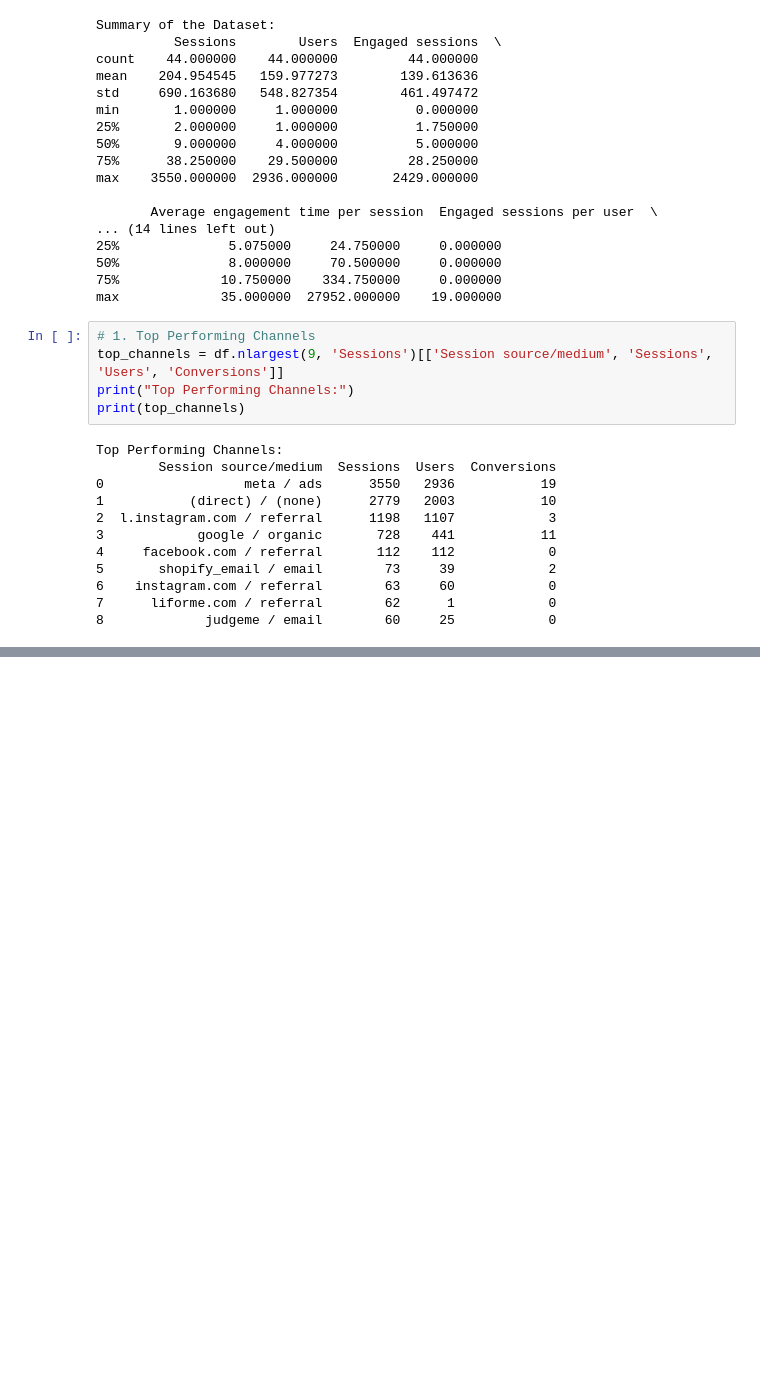
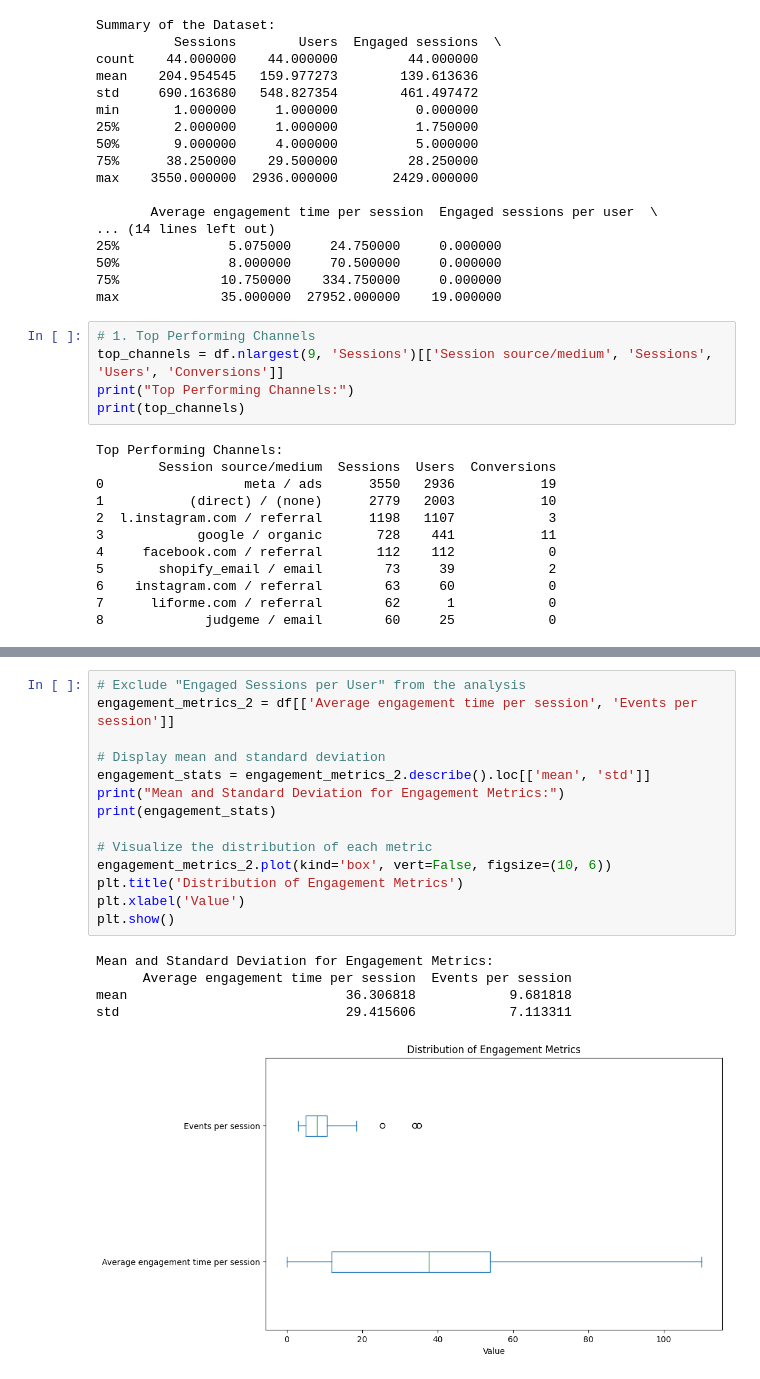
Before and after one commit to datagourmet/bigquery, a Jupyter notebook: 2023_session_analysis.ipynb, the cells around one changed output, grey strips where cells are left out. Saved outputs shown, nothing was run; the diff lists cells and outputs as text; blank space fills up the shorter version.

```diff
--- a/2023_session_analysis.ipynb
+++ b/2023_session_analysis.ipynb
@@ -46,0 +95,20 @@ Top Performing Channels:
+# %%
+# Exclude "Engaged Sessions per User" from the analysis
+engagement_metrics_2 = df[['Average engagement time per session', 'Events per session']]
+
+# Display mean and standard deviation
+engagement_stats = engagement_metrics_2.describe().loc[['mean', 'std']]
+print("Mean and Standard Deviation for Engagement Metrics:")
+print(engagement_stats)
+
+# Visualize the distribution of each metric
+engagement_metrics_2.plot(kind='box', vert=False, figsize=(10, 6))
+plt.title('Distribution of Engagement Metrics')
+plt.xlabel('Value')
+plt.show()
+# %% [output]
+Mean and Standard Deviation for Engagement Metrics:
+      Average engagement time per session  Events per session
+mean                            36.306818            9.681818
+std                             29.415606            7.113311
+[figure, added]
```
Also changed, not shown: parts of 4 cells of this notebook.
